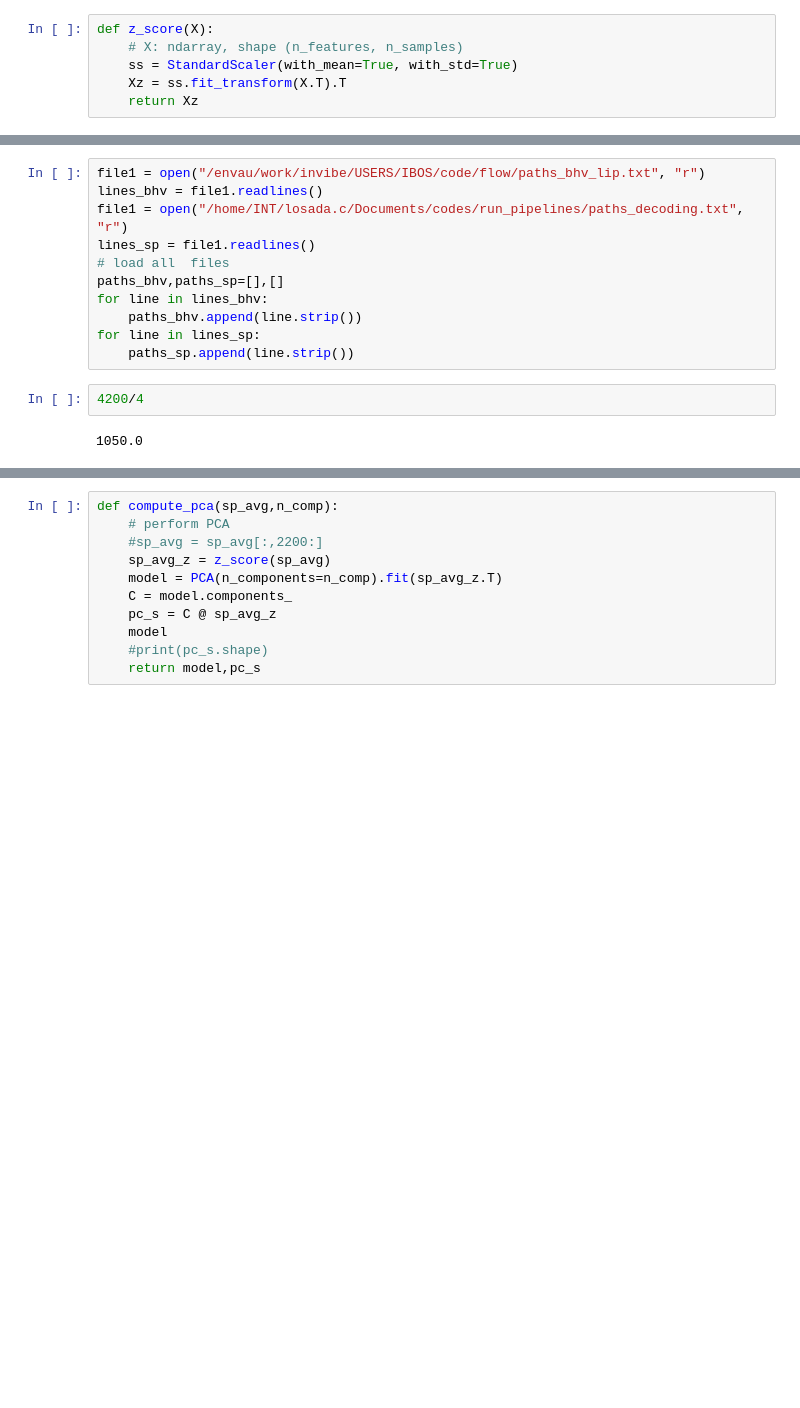
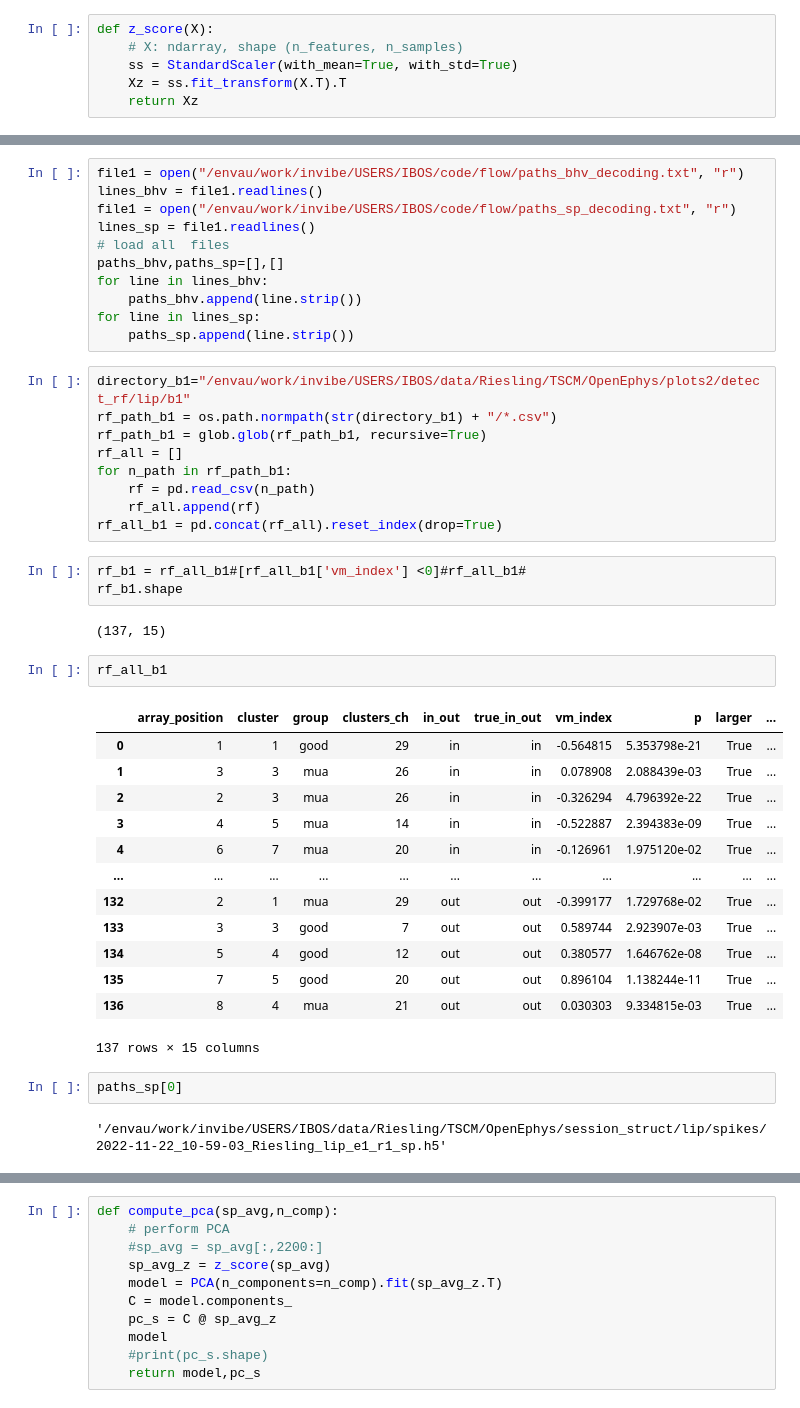
Before and after one commit to Ibos-lab/EphysVibe, a Jupyter notebook: examples/pca.ipynb, the cells around one changed output, grey strips where cells are left out. Saved outputs shown, nothing was run; the diff lists cells and outputs as text; blank space fills up the shorter version.

```diff
--- a/examples/pca.ipynb
+++ b/examples/pca.ipynb
@@ -97,7 +177,7 @@ def compute_neuron_avr(data,bhv):
 # %%
-file1 = open("/envau/work/invibe/USERS/IBOS/code/flow/paths_bhv_lip.txt", "r")
+file1 = open("/envau/work/invibe/USERS/IBOS/code/flow/paths_bhv_decoding.txt", "r")
 lines_bhv = file1.readlines()
-file1 = open("/home/INT/losada.c/Documents/codes/run_pipelines/paths_decoding.txt", "r")
+file1 = open("/envau/work/invibe/USERS/IBOS/code/flow/paths_sp_decoding.txt", "r")
 lines_sp = file1.readlines()
 # load all  files
 paths_bhv,paths_sp=[],[]
@@ -105,10 +185,40 @@ for line in lines_bhv:
     paths_bhv.append(line.strip())
 for line in lines_sp:
     paths_sp.append(line.strip())
-# %%
-4200/4
-# %% [output]
-1050.0
+# %%
+directory_b1="/envau/work/invibe/USERS/IBOS/data/Riesling/TSCM/OpenEphys/plots2/detect_rf/lip/b1"
+rf_path_b1 = os.path.normpath(str(directory_b1) + "/*.csv")
+rf_path_b1 = glob.glob(rf_path_b1, recursive=True)
+rf_all = []
+for n_path in rf_path_b1:
+    rf = pd.read_csv(n_path)
+    rf_all.append(rf)
+rf_all_b1 = pd.concat(rf_all).reset_index(drop=True)
+# %%
+rf_b1 = rf_all_b1#[rf_all_b1['vm_index'] <0]#rf_all_b1#
+rf_b1.shape
+# %% [output]
+(137, 15)
+# %%
+rf_all_b1
+# %% [output]
+|  | array_position | cluster | group | clusters_ch | in_out | true_in_out | vm_index | p | larger | ... |
+| 0 | 1 | 1 | good | 29 | in | in | -0.564815 | 5.353798e-21 | True | ... |
+| 1 | 3 | 3 | mua | 26 | in | in | 0.078908 | 2.088439e-03 | True | ... |
+| 2 | 2 | 3 | mua | 26 | in | in | -0.326294 | 4.796392e-22 | True | ... |
+| 3 | 4 | 5 | mua | 14 | in | in | -0.522887 | 2.394383e-09 | True | ... |
+| 4 | 6 | 7 | mua | 20 | in | in | -0.126961 | 1.975120e-02 | True | ... |
+| ... | ... | ... | ... | ... | ... | ... | ... | ... | ... | ... |
+| 132 | 2 | 1 | mua | 29 | out | out | -0.399177 | 1.729768e-02 | True | ... |
+| 133 | 3 | 3 | good | 7 | out | out | 0.589744 | 2.923907e-03 | True | ... |
+| 134 | 5 | 4 | good | 12 | out | out | 0.380577 | 1.646762e-08 | True | ... |
+| 135 | 7 | 5 | good | 20 | out | out | 0.896104 | 1.138244e-11 | True | ... |
+| 136 | 8 | 4 | mua | 21 | out | out | 0.030303 | 9.334815e-03 | True | ... |
+137 rows × 15 columns
+# %%
+paths_sp[0]
+# %% [output]
+'/envau/work/invibe/USERS/IBOS/data/Riesling/TSCM/OpenEphys/session_struct/lip/spikes/2022-11-22_10-59-03_Riesling_lip_e1_r1_sp.h5'
 # %%
 sp_avg_all=[]
 for n_bhv,n_sp in zip(paths_bhv,paths_sp):
```
Also changed, not shown: parts of 29 cells of this notebook, 2 other files.
